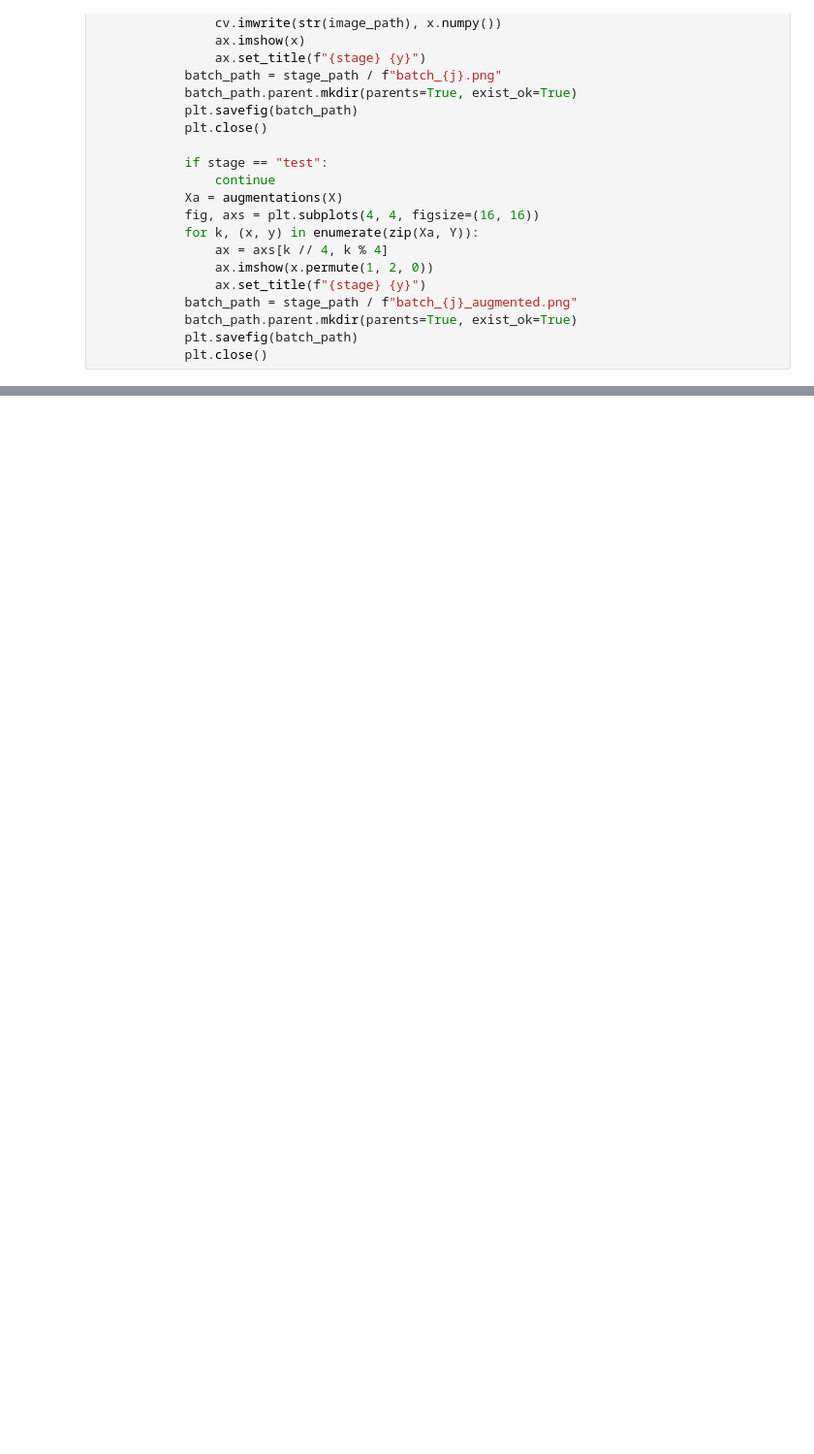
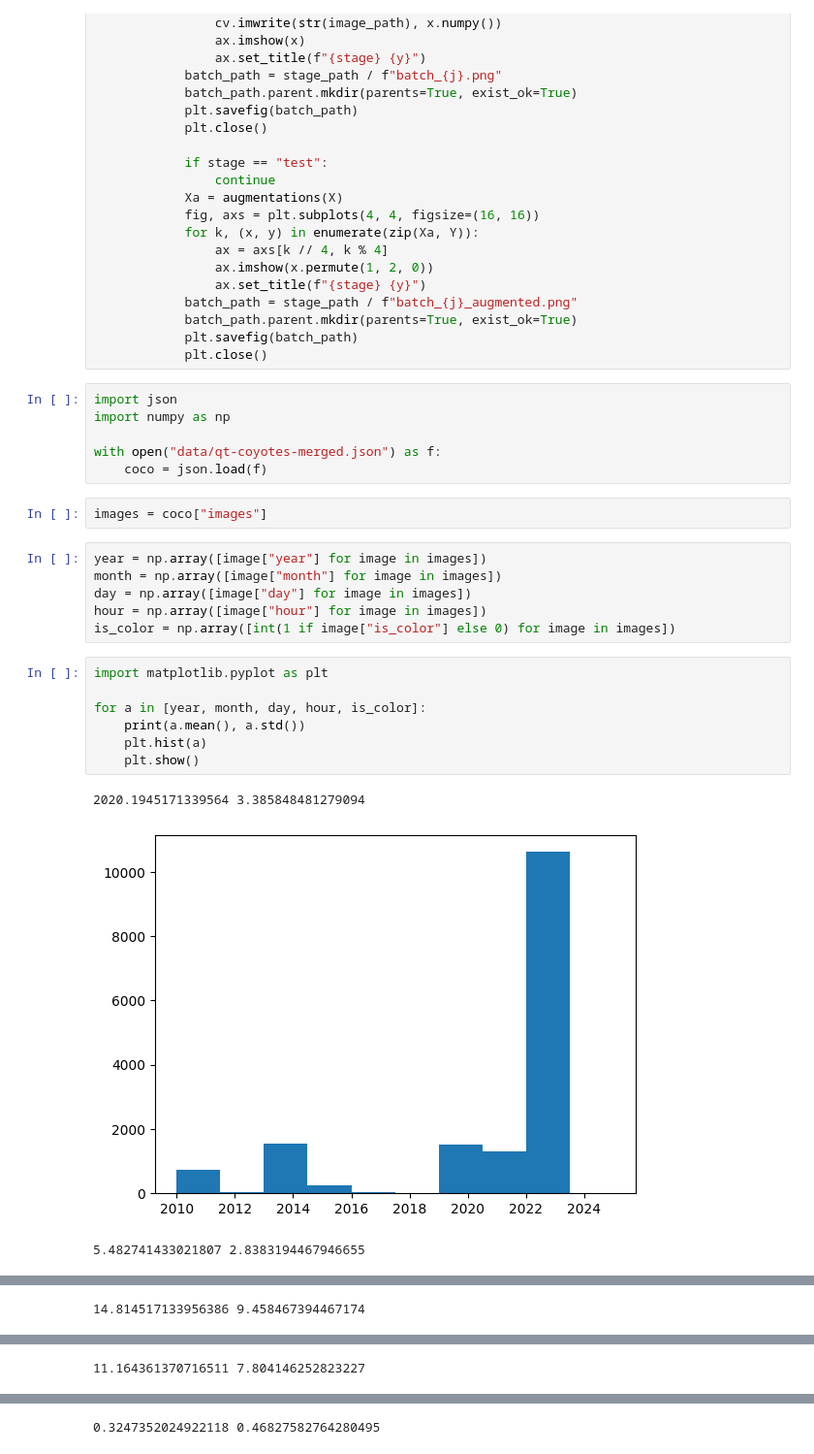
Before and after one commit to qt-coyotes/mange-classifier, a Jupyter notebook: viz_data.ipynb, the cells around one changed output, grey strips where cells are left out. Shown at 97% size. Drawn from its saved outputs; the diff is of its cells as text; blank space fills up the shorter version.

```diff
--- a/viz_data.ipynb
+++ b/viz_data.ipynb
@@ -187,3 +187,28 @@ for i, datamodule_i in tqdm(enumerate(datamodule)):
             batch_path.parent.mkdir(parents=True, exist_ok=True)
             plt.savefig(batch_path)
             plt.close()
+# %%
+import json
+import numpy as np
+
+with open("data/qt-coyotes-merged.json") as f:
+    coco = json.load(f)
+# %%
+images = coco["images"]
+# %%
+year = np.array([image["year"] for image in images])
+month = np.array([image["month"] for image in images])
+day = np.array([image["day"] for image in images])
+hour = np.array([image["hour"] for image in images])
+is_color = np.array([int(1 if image["is_color"] else 0) for image in images])
+# %%
+import matplotlib.pyplot as plt
+
+for a in [year, month, day, hour, is_color]:
+    print(a.mean(), a.std())
+    plt.hist(a)
+    plt.show()
+# %% [output]
+2020.1945171339564 3.385848481279094
+[figure, added]
+5.482741433021807 2.8383194467946655
@@ -189,0 +216 @@ for i, datamodule_i in tqdm(enumerate(datamodule)):
+14.814517133956386 9.458467394467174
@@ -189,0 +218 @@ for i, datamodule_i in tqdm(enumerate(datamodule)):
+11.164361370716511 7.804146252823227
@@ -189,0 +220 @@ for i, datamodule_i in tqdm(enumerate(datamodule)):
+0.3247352024922118 0.46827582764280495
```
Also changed, not shown: parts of 1 cell of this notebook, 1 other file.
